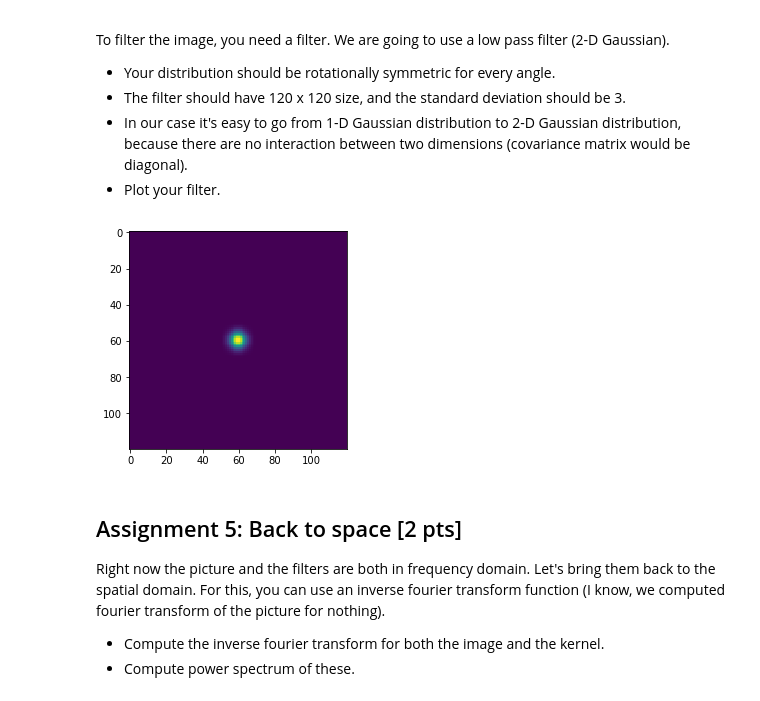
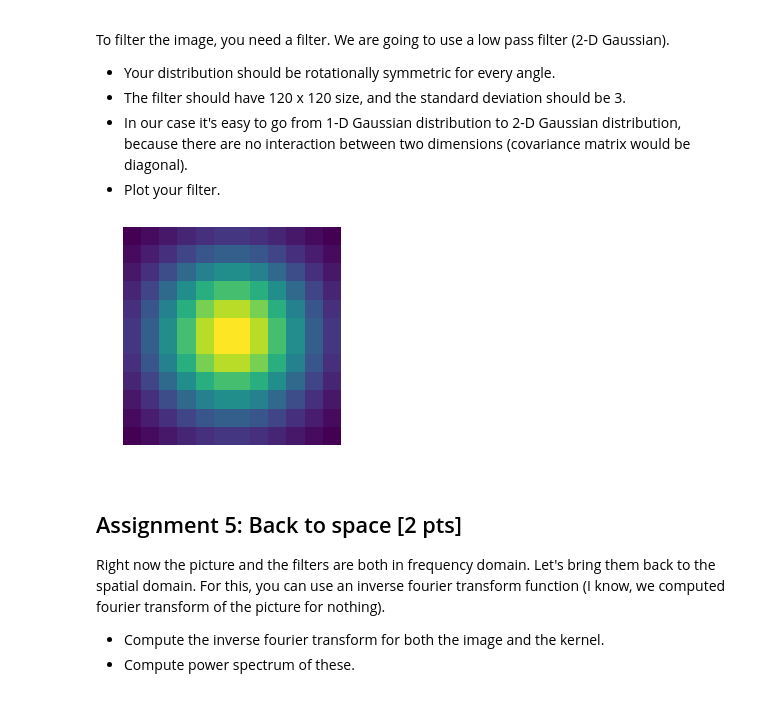
Before and after one commit to NBP-ACC/week-9-acc_7, a Jupyter notebook: sheet07.ipynb, the cells around one changed output. Saved outputs shown, nothing was run; the diff lists cells and outputs as text; code cells hidden in the pictures.

```diff
--- a/sheet07.ipynb
+++ b/sheet07.ipynb
@@ -72,6 +72,6 @@ fig, axes = plt.subplots(4, figsize=(12,6))
 # create 4 signals for each channel, with random frequency combinations
 for i in range(4):
     freq = np.random.choice(frexlist)
-    signal =generateSignal(freq)
-    axes[i].plot(signal)
+    signals =generateSignal(freq)
+    axes[i].plot(signals)
 # %% [output]
@@ -124,15 +126,18 @@ To filter the image, you need a filter. We are going to use a low pass filter (2
 # %%
 # gaussian-smooth with 120 len and stdev=3
 #we flatten it to 1d array
-d1_filter = signal.gaussian(120, std=3).reshape(120, 1)
+#we use 12x12 filter as one with size 120 looks odd
+
+d1_filter = signal.gaussian(12, std=3).reshape(12, 1)
 #2-D filter
 lp_filter = np.outer(d1_filter, d1_filter)
 
 #plot the filter
 plt.imshow(lp_filter)
+plt.axis('off')
 plt.show()
 # %% [output]
-[figure, old version]
+[figure, new version]
 # %% [markdown]
 ## Assignment 5: Back to space [2 pts]
 Right now the picture and the filters are both in frequency domain. Let's bring them back to the spatial domain. For this, you can use an inverse fourier transform function (I know, we computed fourier transform of the picture for nothing).
```
Also changed, not shown: parts of 7 cells of this notebook.
